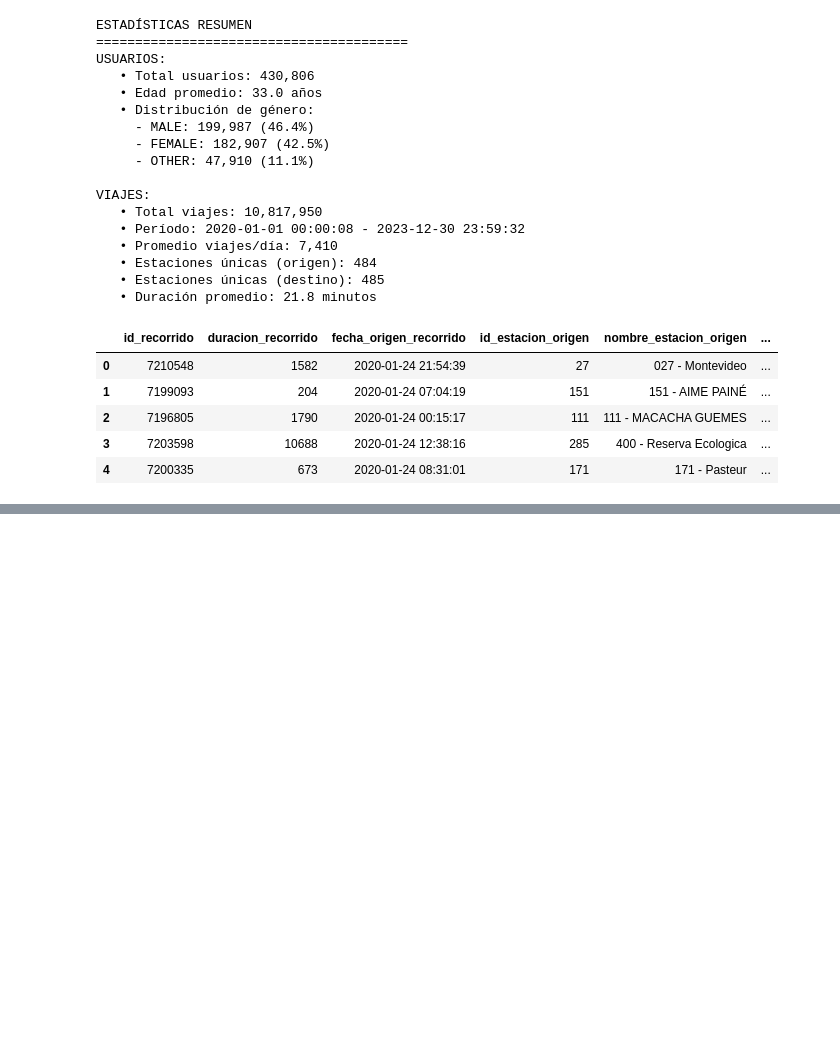
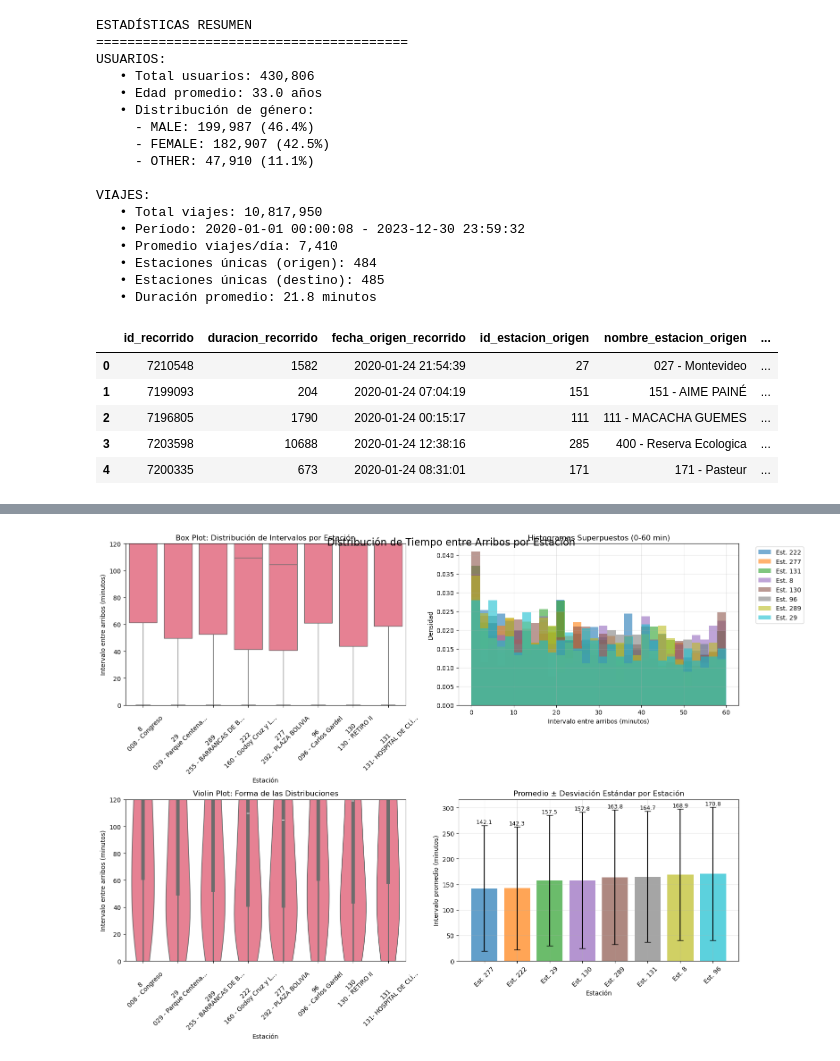
Before and after one commit to FacuVCanale/bikeshare-demand-gnn, a Jupyter notebook: notebooks/data.ipynb, the cells around one changed output, grey strips where cells are left out. Drawn from its saved outputs; the diff is of its cells as text; code cells hidden in the pictures; blank space fills up the shorter version.

Commit message:
distribucion entre arribos added

```diff
--- a/notebooks/data.ipynb
+++ b/notebooks/data.ipynb
@@ -395,0 +489,99 @@ trips_with_weather.to_csv('../data/processed/trips_with_weather.csv', index=Fals
+# %%
+# Visualización de distribuciones de tiempo entre arribos
+print("📊 VISUALIZACIÓN DE DISTRIBUCIONES POR ESTACIÓN")
+print("=" * 50)
+
+# Crear gráficos comparativos
+fig, axes = plt.subplots(2, 2, figsize=(16, 12))
+fig.suptitle('Distribución de Tiempo entre Arribos por Estación', fontsize=16, y=0.95)
+
+# 1. Box plot comparativo
+ax1 = axes[0, 0]
+stations_for_plot = intervals_df['station_id'].value_counts().head(8).index
+plot_data = intervals_df[intervals_df['station_id'].isin(stations_for_plot)]
+
+# Crear etiquetas más cortas para las estaciones
+station_labels = {}
+for station_id in stations_for_plot:
+    name = intervals_df[intervals_df['station_id'] == station_id]['station_name'].iloc[0]
+    short_name = name[:20] + '...' if len(name) > 20 else name
+    station_labels[station_id] = f"{station_id}\n{short_name}"
+
+plot_data['station_label'] = plot_data['station_id'].map(station_labels)
+
+sns.boxplot(data=plot_data, x='station_label', y='interval_minutes', ax=ax1)
+ax1.set_title('Box Plot: Distribución de Intervalos por Estación')
+ax1.set_xlabel('Estación')
+ax1.set_ylabel('Intervalo entre arribos (minutos)')
+ax1.tick_params(axis='x', rotation=45)
+ax1.set_ylim(0, 120)  # Limitar a 2 horas para mejor visualización
+
+# 2. Histograma superpuesto
+ax2 = axes[0, 1]
+colors = plt.cm.tab10(np.linspace(0, 1, len(stations_for_plot)))
+
+for i, station_id in enumerate(stations_for_plot):
+    station_data = intervals_df[intervals_df['station_id'] == station_id]['interval_minutes']
+    station_data_filtered = station_data[station_data <= 60]  # Solo hasta 1 hora
+
+    ax2.hist(station_data_filtered, bins=30, alpha=0.6,
+             label=f'Est. {station_id}', color=colors[i], density=True)
+
+ax2.set_title('Histogramas Superpuestos (0-60 min)')
+ax2.set_xlabel('Intervalo entre arribos (minutos)')
+ax2.set_ylabel('Densidad')
+ax2.legend(bbox_to_anchor=(1.05, 1), loc='upper left')
+ax2.grid(True, alpha=0.3)
+
+# 3. Violin plot
+ax3 = axes[1, 0]
+sns.violinplot(data=plot_data, x='station_label', y='interval_minutes', ax=ax3)
+ax3.set_title('Violin Plot: Forma de las Distribuciones')
+ax3.set_xlabel('Estación')
+ax3.set_ylabel('Intervalo entre arribos (minutos)')
+ax3.tick_params(axis='x', rotation=45)
+ax3.set_ylim(0, 120)
+
+# 4. Gráfico de medias con barras de error
+ax4 = axes[1, 1]
+summary_stats = intervals_df.groupby('station_id')['interval_minutes'].agg(['mean', 'std', 'count']).reset_index()
+summary_stats = summary_stats[summary_stats['station_id'].isin(stations_for_plot)]
+summary_stats = summary_stats.sort_values('mean')
+
+bars = ax4.bar(range(len(summary_stats)), summary_stats['mean'],
+               yerr=summary_stats['std'], capsize=5,
+               color=colors[:len(summary_stats)], alpha=0.7)
+
+ax4.set_title('Promedio ± Desviación Estándar por Estación')
+ax4.set_xlabel('Estación')
+ax4.set_ylabel('Intervalo promedio (minutos)')
+ax4.set_xticks(range(len(summary_stats)))
+ax4.set_xticklabels([f'Est. {sid}' for sid in summary_stats['station_id']], rotation=45)
+ax4.grid(True, alpha=0.3)
+
+# Agregar valores en las barras
+for i, (bar, mean_val) in enumerate(zip(bars, summary_stats['mean'])):
+    ax4.text(bar.get_x() + bar.get_width()/2, bar.get_height() + summary_stats['std'].iloc[i] + 1,
+             f'{mean_val:.1f}', ha='center', va='bottom', fontsize=9)
+
+plt.tight_layout()
+plt.show()
+
+# Resumen estadístico
+print("\n📈 RESUMEN COMPARATIVO DE ESTACIONES:")
+print("=" * 50)
+
+summary_comparison = intervals_df.groupby(['station_id', 'station_name'])['interval_minutes'].agg([
+    'count', 'mean', 'median', 'std'
+]).round(2)
+
+summary_comparison = summary_comparison.sort_values('mean')
+print(summary_comparison.head(10))
+
+print(f"\n🔍 INSIGHTS PRINCIPALES:")
+print(f"• Estación con intervalos más cortos: {summary_comparison.index[0][1]} (Promedio: {summary_comparison['mean'].iloc[0]:.1f} min)")
+print(f"• Estación with intervalos más largos: {summary_comparison.index[-1][1]} (Promedio: {summary_comparison['mean'].iloc[-1]:.1f} min)")
+print(f"• Rango de promedios: {summary_comparison['mean'].min():.1f} - {summary_comparison['mean'].max():.1f} minutos")
+print(f"• Estación más consistente (menor std): {summary_comparison.loc[summary_comparison['std'].idxmin()][1]} (Std: {summary_comparison['std'].min():.1f})")
+print(f"• Estación más variable (mayor std): {summary_comparison.loc[summary_comparison['std'].idxmax()][1]} (Std: {summary_comparison['std'].max():.1f})")
+# %% [output]
@@ -395,0 +590 @@ trips_with_weather.to_csv('../data/processed/trips_with_weather.csv', index=Fals
+[figure, added]
```
Also changed, not shown: parts of 6 cells of this notebook.
